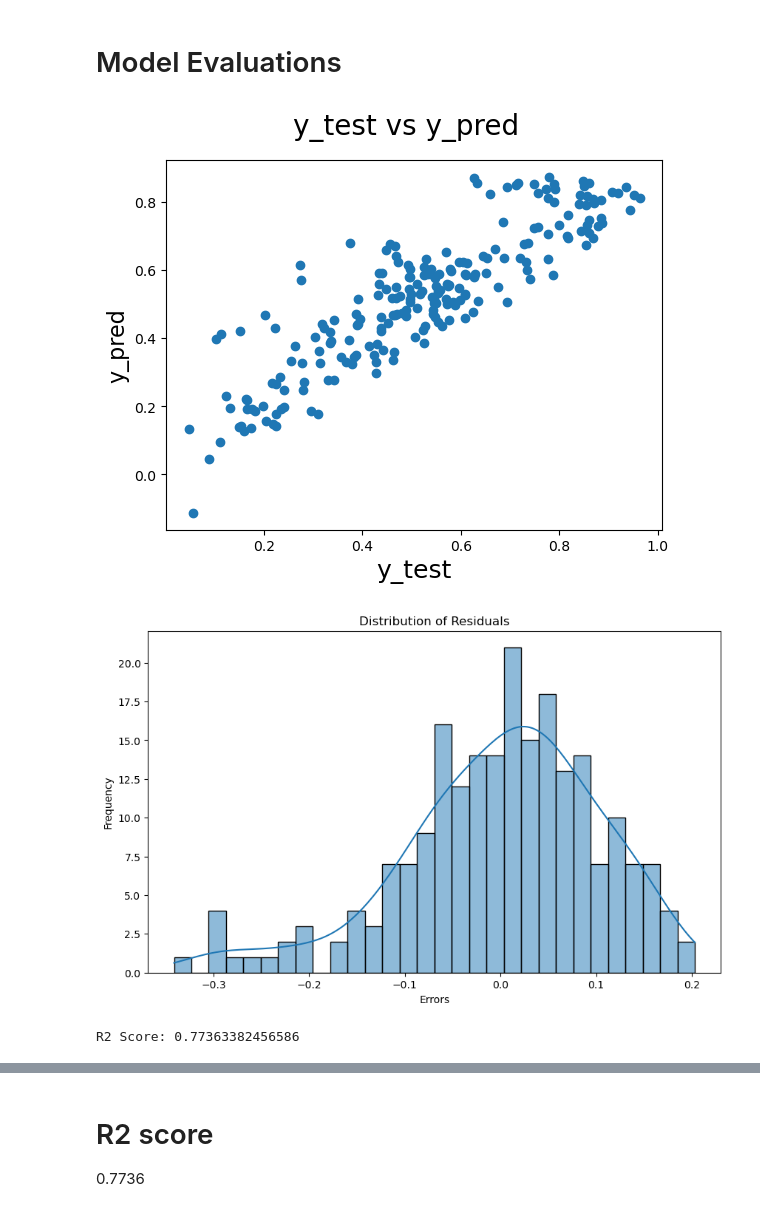
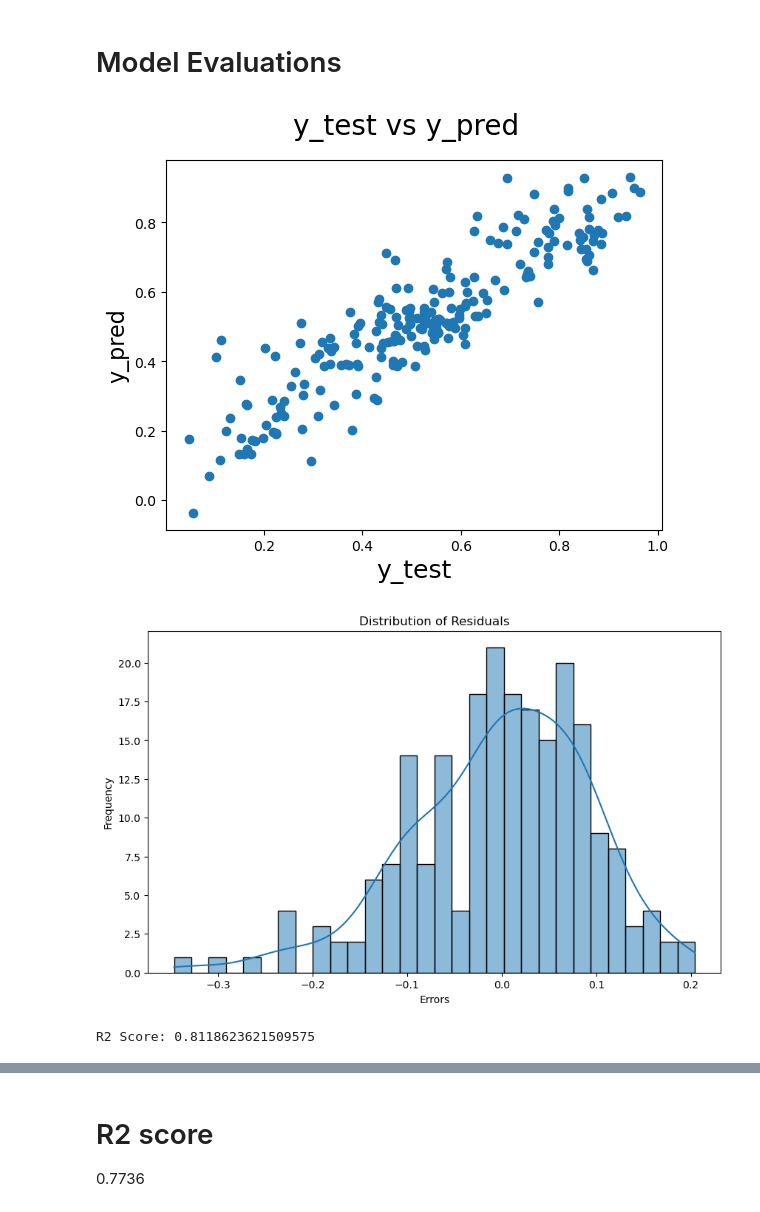
Before and after one commit to VFulara/BikeSharingAssignment, a Jupyter notebook: bike-sharing.ipynb, the cells around one changed output, grey strips where cells are left out. Saved outputs shown, nothing was run; the diff lists cells and outputs as text; code cells hidden in the pictures.

Commit message:
Tweaking model for different seasons and months

```diff
--- a/bike-sharing.ipynb
+++ b/bike-sharing.ipynb
@@ -322,7 +322,7 @@ Notes:
 | 23 | weathersit_3 | 1.52 |
 # %%
 # Remove features with very high VIF
-columns_to_drop_high_vif = ['atemp', 'registered', 'hum', 'season_3']
+columns_to_drop_high_vif = ['temp', 'registered', 'hum', 'season_3']
 X_train_3 = X_train_2.drop(columns=columns_to_drop_high_vif)
 
 # Rebuild the model without these features
@@ -374,7 +374,10 @@ Notes:
 | 19 | weathersit_3 | 1.17 |
 # %%
 # The remaining columns to be dropped are decided with some hit and trials keeping heatmap and correlation matrix generated earlier in mind
-columns_to_drop_3 = ['mnth_2','mnth_3','mnth_4','mnth_6','mnth_7','mnth_8','mnth_10', 'mnth_11', 'mnth_12', 'season_2','casual']
+# with season 3
+# ['mnth_3','mnth_4','mnth_6','mnth_7','mnth_10', 'mnth_11', 'mnth_12','weekday_6','mnth_5','season_4','weathersit_2','windspeed']
+
+columns_to_drop_3 = ['mnth_2','mnth_3','mnth_4','mnth_6','mnth_7','mnth_8','mnth_12','mnth_5','season_4','weathersit_2','windspeed']
 X_train_4 = X_train_3.drop(columns=columns_to_drop_3)
 # Rebuild the model without these features
 X_train_4_sm = sm.add_constant(X_train_4)
@@ -439,33 +442,42 @@ df_test[toScale] = scaler.transform(df_test[toScale])
 X_test = df_test.drop(columns=[TARGET])
 y_test = df_test[TARGET]
 
 
 columns_dropped_final = columns_with_infinite_vif + columns_to_drop_high_vif + columns_to_drop_3
 
 X_test_final = X_test.drop(columns=columns_dropped_final)
 X_test_final_sm = sm.add_constant(X_test_final)
 
 y_pred = model_sm_iter4.predict(X_test_final_sm)
 
 fig = plt.figure()
 plt.scatter(y_test, y_pred)
 fig.suptitle('y_test vs y_pred', fontsize = 20)              # Plot heading
 plt.xlabel('y_test', fontsize = 18)                          # X-label
 plt.ylabel('y_pred', fontsize = 16)
 plt.show()
 
 # Plot the histogram of the error terms
 residuals = y_test - y_pred
 plt.figure(figsize=(10, 6))
 sns.histplot(residuals, bins=30, kde=True)
 plt.title('Distribution of Residuals')
 plt.xlabel('Errors')
 plt.ylabel('Frequency')
 plt.show()
 
 
 print('R2 Score:', r2_score(y_test, y_pred))
+
+df_ft = X_train_4.copy()
+df_ft['cnt'] = y_train
+
+plt.figure(figsize=(12, 8))
+correlation = df_ft.corr()
+sns.heatmap(correlation, annot=True, cmap='coolwarm')
+plt.title('Feature Correlation with Target Variable')
+plt.show()
 # %% [output]
-[figure, old version]
+[figure, new version]
-[figure, old version]
+[figure, new version]
-R2 Score: 0.77363382456586
+R2 Score: 0.8118623621509575
```
Also changed, not shown: parts of 6 cells of this notebook.
